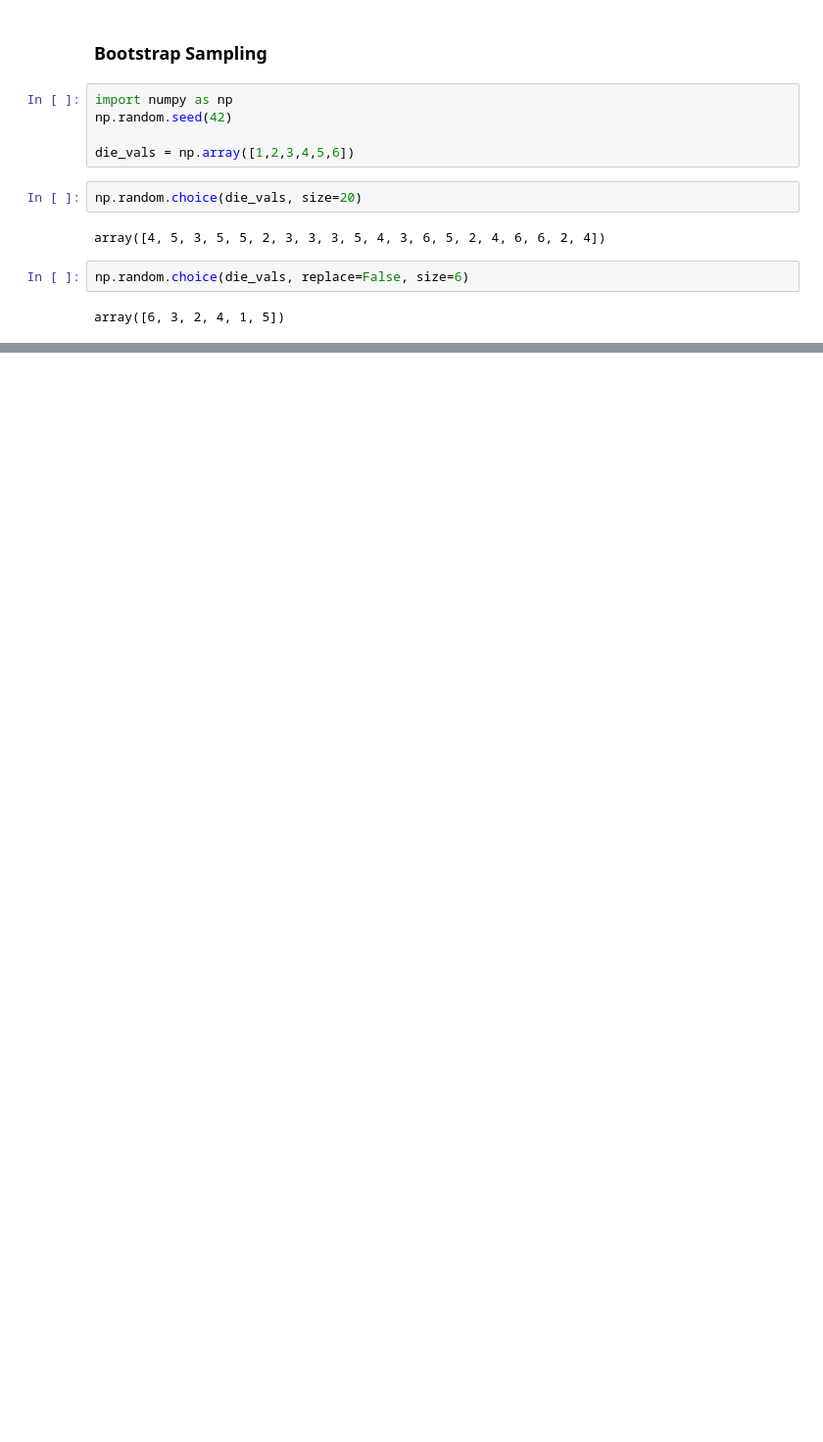
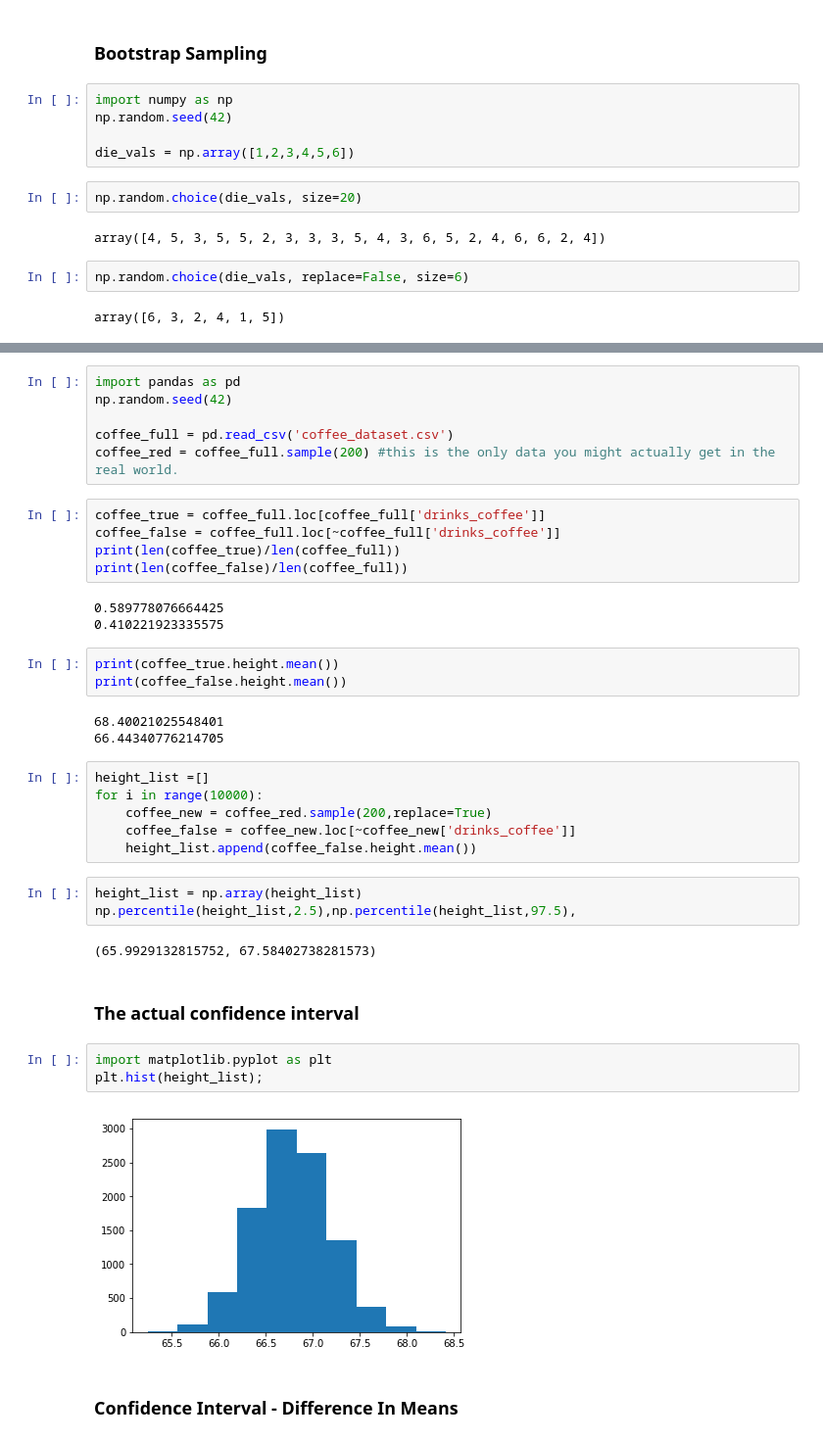
Before and after one commit to abhiksark/Udacity-DataAnalyst-Nanodegree, a Jupyter notebook: practical_statistics/Statistics.ipynb, the cells around one changed output, grey strips where cells are left out. Shown at 98% size. Saved outputs shown, nothing was run; the diff lists cells and outputs as text; blank space fills up the shorter version.

```diff
--- a/practical_statistics/Statistics.ipynb
+++ b/practical_statistics/Statistics.ipynb
@@ -130,0 +133,40 @@ array([6, 3, 2, 4, 1, 5])
+# %%
+import pandas as pd
+np.random.seed(42)
+
+coffee_full = pd.read_csv('coffee_dataset.csv')
+coffee_red = coffee_full.sample(200) #this is the only data you might actually get in the real world.
+# %%
+coffee_true = coffee_full.loc[coffee_full['drinks_coffee']]
+coffee_false = coffee_full.loc[~coffee_full['drinks_coffee']]
+print(len(coffee_true)/len(coffee_full))
+print(len(coffee_false)/len(coffee_full))
+# %% [output]
+0.589778076664425
+0.410221923335575
+# %%
+print(coffee_true.height.mean())
+print(coffee_false.height.mean())
+# %% [output]
+68.40021025548401
+66.44340776214705
+# %%
+height_list =[]
+for i in range(10000):
+    coffee_new = coffee_red.sample(200,replace=True)
+    coffee_false = coffee_new.loc[~coffee_new['drinks_coffee']]
+    height_list.append(coffee_false.height.mean())
+# %%
+height_list = np.array(height_list)
+np.percentile(height_list,2.5),np.percentile(height_list,97.5),
+# %% [output]
+(65.9929132815752, 67.58402738281573)
+# %% [markdown]
+### The actual confidence interval
+# %%
+import matplotlib.pyplot as plt
+plt.hist(height_list);
+# %% [output]
+[figure, added]
+# %% [markdown]
+### Confidence Interval - Difference In Means
```
Also changed, not shown: parts of 9 cells of this notebook, 1 other file.
